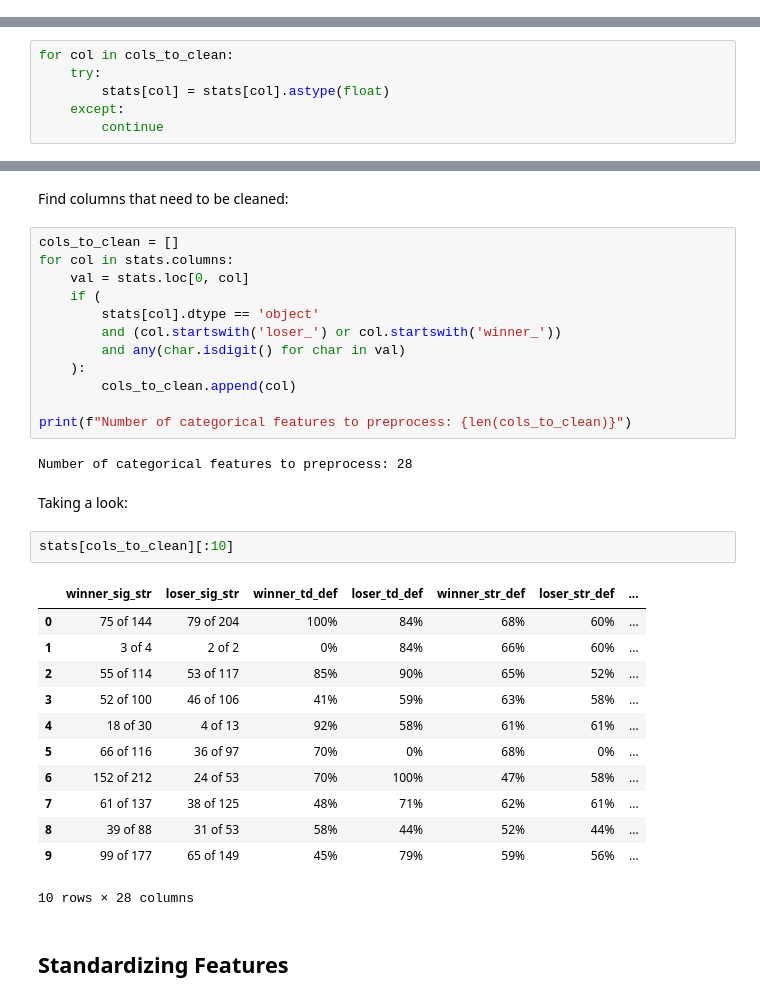
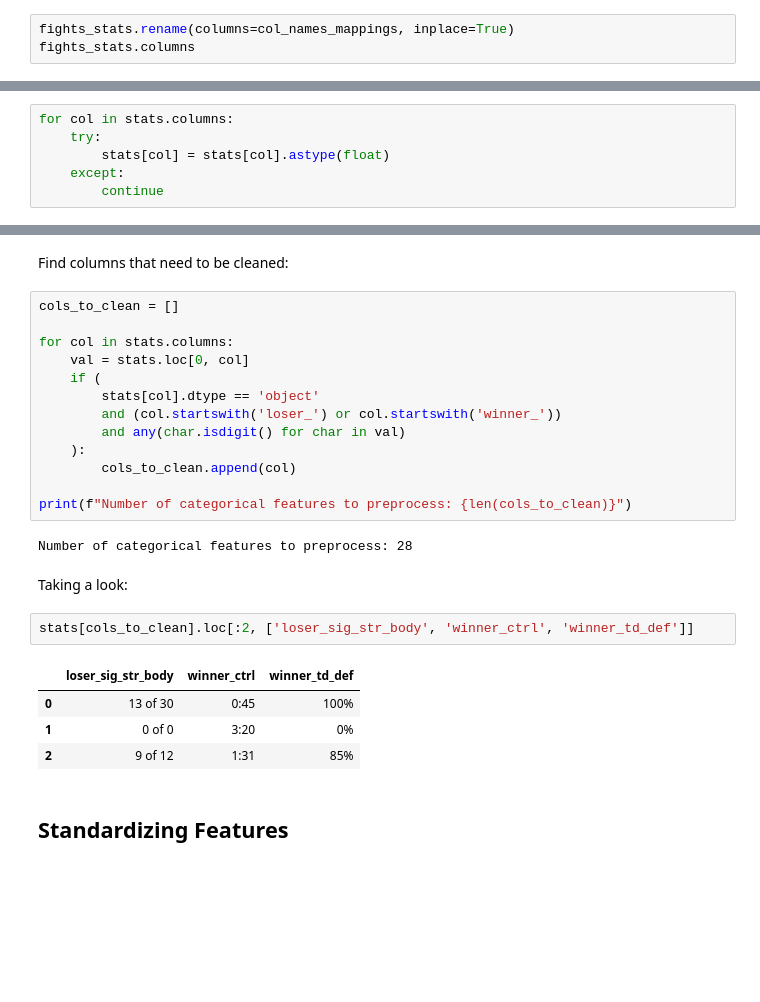
Before and after one commit to komaksym/UFC-DataLab, a Jupyter notebook: data/src/prepare_for_EDA.ipynb, the cells around one changed output, grey strips where cells are left out. Cells and saved outputs as stored; diff of their text form; blank space fills up the shorter version.

```diff
--- a/data/src/prepare_for_EDA.ipynb
+++ b/data/src/prepare_for_EDA.ipynb
@@ -37,0 +81,3 @@ Index(['red_fighter_name', 'blue_fighter_name', 'event_date',
+# %%
+fights_stats.rename(columns=col_names_mappings, inplace=True)
+fights_stats.columns
@@ -236,7 +322,7 @@ float64    12
 int64       1
 Name: count, dtype: int64
 # %%
-for col in cols_to_clean:
+for col in stats.columns:
     try:
         stats[col] = stats[col].astype(float)
     except:
@@ -254,6 +339,7 @@ Name: count, dtype: int64
 Find columns that need to be cleaned:
 # %%
 cols_to_clean = []
+
 for col in stats.columns:
     val = stats.loc[0, col]
     if (
@@ -269,20 +355,12 @@ Number of categorical features to preprocess: 28
 # %% [markdown]
 Taking a look:
 # %%
-stats[cols_to_clean][:10]
+stats[cols_to_clean].loc[:2, ['loser_sig_str_body', 'winner_ctrl', 'winner_td_def']]
 # %% [output]
-|  | winner_sig_str | loser_sig_str | winner_td_def | loser_td_def | winner_str_def | loser_str_def | ... |
-| 0 | 75 of 144 | 79 of 204 | 100% | 84% | 68% | 60% | ... |
-| 1 | 3 of 4 | 2 of 2 | 0% | 84% | 66% | 60% | ... |
-| 2 | 55 of 114 | 53 of 117 | 85% | 90% | 65% | 52% | ... |
-| 3 | 52 of 100 | 46 of 106 | 41% | 59% | 63% | 58% | ... |
-| 4 | 18 of 30 | 4 of 13 | 92% | 58% | 61% | 61% | ... |
-| 5 | 66 of 116 | 36 of 97 | 70% | 0% | 68% | 0% | ... |
-| 6 | 152 of 212 | 24 of 53 | 70% | 100% | 47% | 58% | ... |
-| 7 | 61 of 137 | 38 of 125 | 48% | 71% | 62% | 61% | ... |
-| 8 | 39 of 88 | 31 of 53 | 58% | 44% | 52% | 44% | ... |
-| 9 | 99 of 177 | 65 of 149 | 45% | 79% | 59% | 56% | ... |
+|  | loser_sig_str_body | winner_ctrl | winner_td_def |
+| 0 | 13 of 30 | 0:45 | 100% |
+| 1 | 0 of 0 | 3:20 | 0% |
+| 2 | 9 of 12 | 1:31 | 85% |
-10 rows × 28 columns
 # %% [markdown]
 ## Standardizing Features
 # %% [markdown]
```
Also changed, not shown: parts of 20 cells of this notebook.
